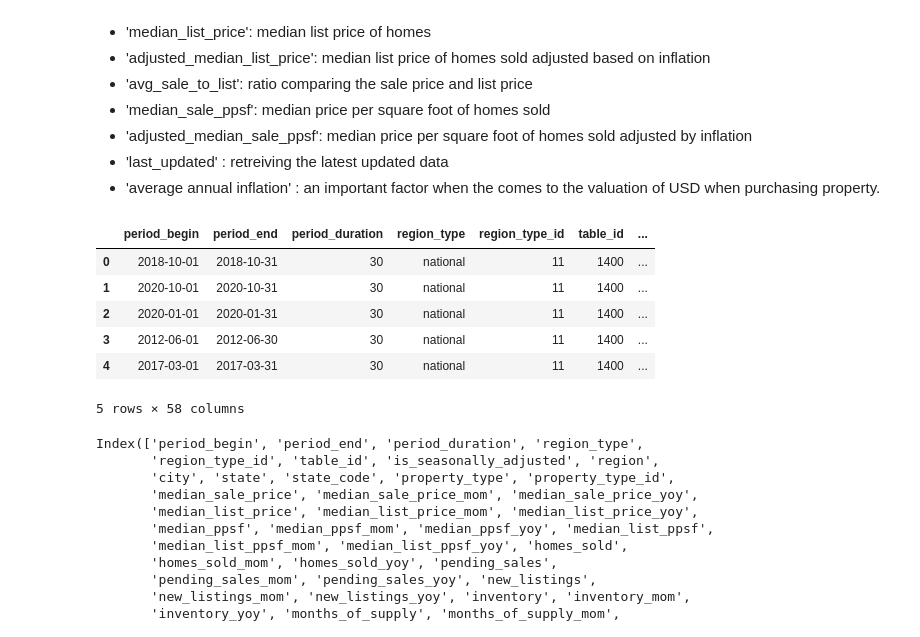
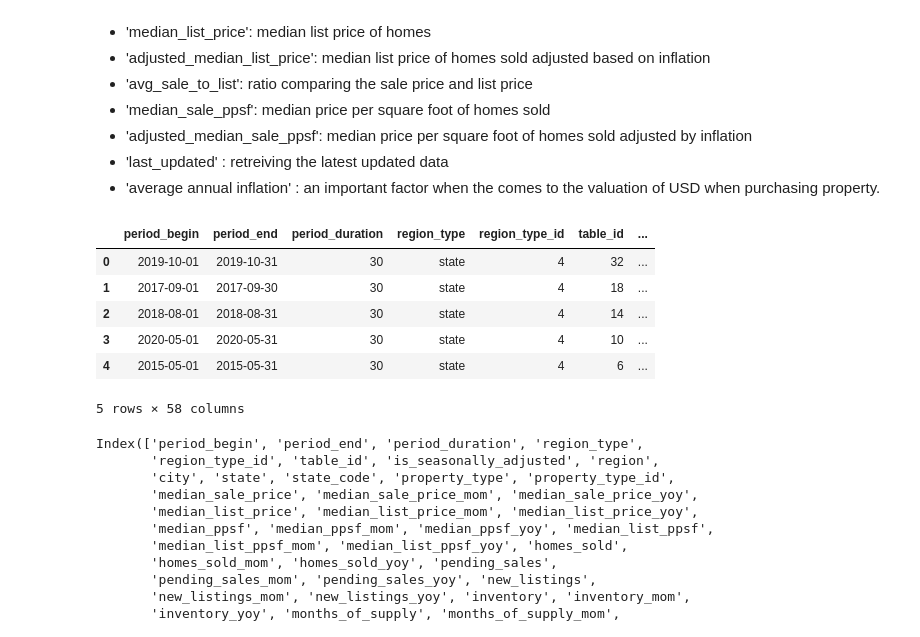
Before and after one commit to COGS118A/Group029-Sp22, a Jupyter notebook: COGS_118A_Project.ipynb, the cells around one changed output. Cells and saved outputs as stored; diff of their text form; code cells hidden in the pictures.

```diff
--- a/COGS_118A_Project.ipynb
+++ b/COGS_118A_Project.ipynb
@@ -47,16 +47,16 @@ The metrics that we want to look at are:
  * 'average annual inflation' : an important factor when the comes to the valuation of USD when purchasing property.
 # %%
 #Data Wrangling from Redfin
-url2 = 'https://raw.githubusercontent.com/ayiply/test_repo/main/us_national_market_tracker.tsv000'
-national_df = pd.read_csv(url2, sep = "\t")
+path = './data/state_market_tracker.tsv000'
+state_df = pd.read_csv(path, sep = "\t")
 # %%
-national_df.head()
+state_df.head()
 # %% [output]
 |  | period_begin | period_end | period_duration | region_type | region_type_id | table_id | ... |
-| 0 | 2018-10-01 | 2018-10-31 | 30 | national | 11 | 1400 | ... |
-| 1 | 2020-10-01 | 2020-10-31 | 30 | national | 11 | 1400 | ... |
-| 2 | 2020-01-01 | 2020-01-31 | 30 | national | 11 | 1400 | ... |
-| 3 | 2012-06-01 | 2012-06-30 | 30 | national | 11 | 1400 | ... |
-| 4 | 2017-03-01 | 2017-03-31 | 30 | national | 11 | 1400 | ... |
+| 0 | 2019-10-01 | 2019-10-31 | 30 | state | 4 | 32 | ... |
+| 1 | 2017-09-01 | 2017-09-30 | 30 | state | 4 | 18 | ... |
+| 2 | 2018-08-01 | 2018-08-31 | 30 | state | 4 | 14 | ... |
+| 3 | 2020-05-01 | 2020-05-31 | 30 | state | 4 | 10 | ... |
+| 4 | 2015-05-01 | 2015-05-31 | 30 | state | 4 | 6 | ... |
 5 rows × 58 columns
 # %%
```
Also changed, not shown: parts of 20 cells of this notebook, 1 other file.
